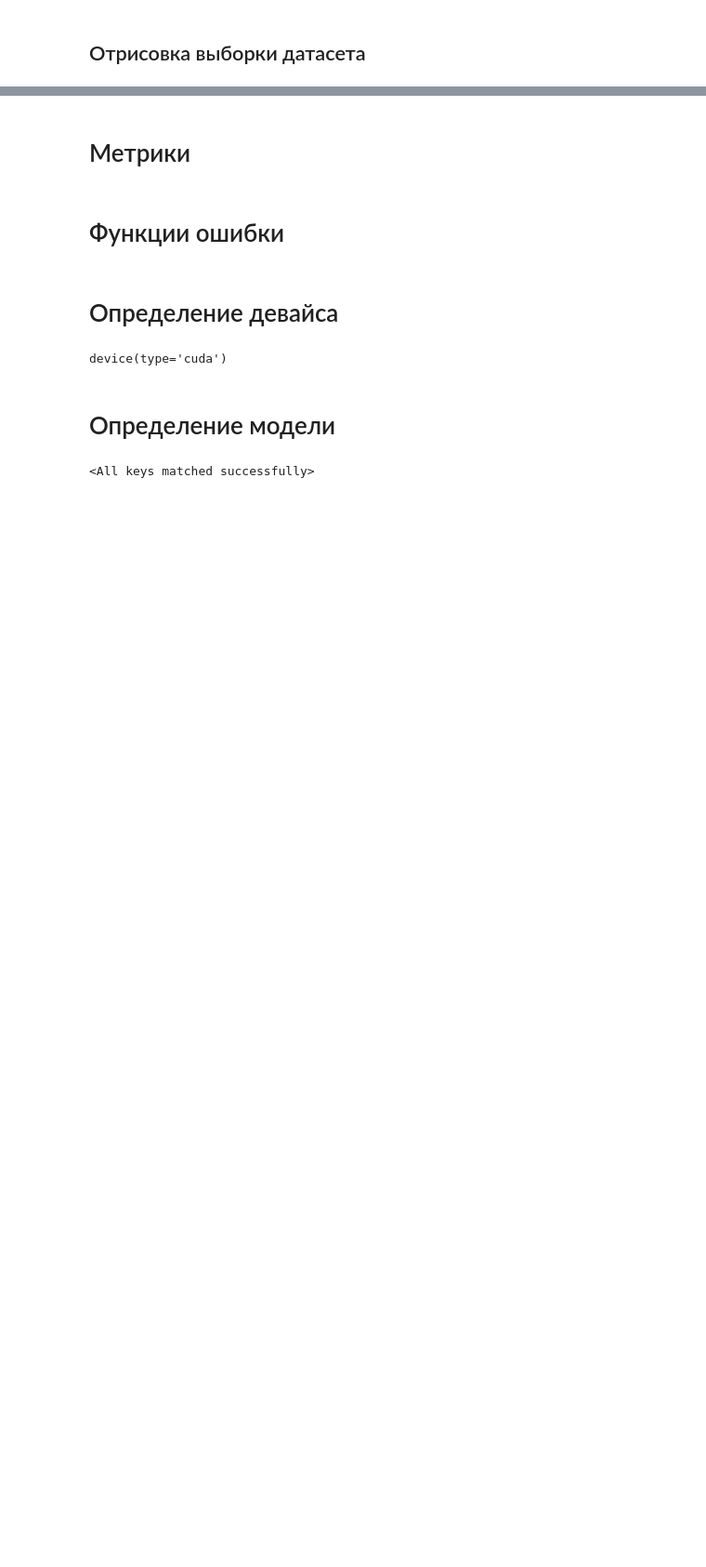
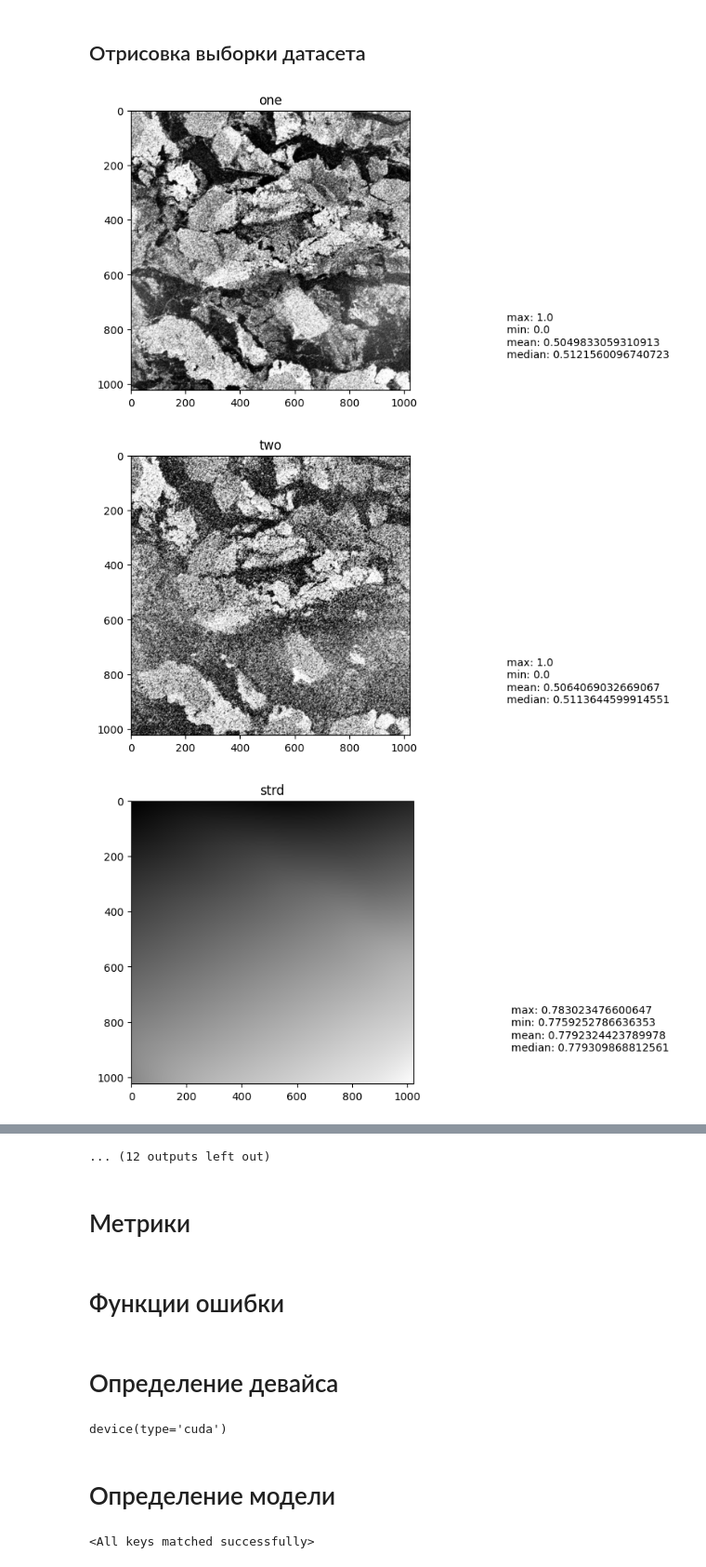
Before and after one commit to neykriim/learn_cycle, a Jupyter notebook: PSPNet main.ipynb, the cells around one changed output, grey strips where cells are left out. Shown at 93% size. Cells and saved outputs as stored; diff of their text form; code cells hidden in the pictures; blank space fills up the shorter version.

```diff
--- a/PSPNet main.ipynb
+++ b/PSPNet main.ipynb
@@ -415,24 +412,33 @@ validation_loader = DataLoader(val_dataset, batch_size=BATCH_SIZE, shuffle=False
 # %%
 loader = DataLoader(dataset, batch_size=1)
 
 def desc(s: torch.Tensor):
     return "\n".join([
         "max: " + str(s.max().item()),
         "min: " + str(s.min().item()),
         "mean: " + str(s.mean().item()),
         "median: " + str(s.median().item())
     ])
 
 layers = dataset.getLayers()
-for image, mask in loader:
-    for i in range(image.shape[1]):
-        plt.imshow(image[0][i], cmap='gray')
-        plt.title(layers[0][i])
-        plt.figtext(1, 0.2, desc(image[0][i]))
+classes = dataset.getClassesPerLayer()
+image, mask = dataset.getItemByName("3CEC_128")
+image = image[None,:,:,:]
+mask = mask[None,:,:,:]
+for i in range(image.shape[1]):
+    plt.imshow(image[0][i], cmap='gray')
+    plt.title(layers[0][i])
+    plt.figtext(1, 0.2, desc(image[0][i]))
+    plt.show()
+m = 0
+for i, layer in enumerate(layers[1]):
+    for j, cls in enumerate(classes[i]):
+        plt.imshow(mask[0][m], cmap='gray')
+        plt.title(f"{layer} - {cls}")
+        plt.figtext(1, 0.2, f"count: {len(mask[0][m][mask[0][m] == 1])}")
         plt.show()
-    for i in range(mask.shape[1]):
-        plt.imshow(mask[0][i], cmap='gray')
-        plt.title(layers[1][i])
-        plt.figtext(1, 0.2, desc(mask[0][i]))
-        plt.show()
-    break
+        m += 1
+# %% [output]
+[figure, added]
+[figure, added]
+[figure, added]
@@ -439,3 +454,4 @@ for image, mask in loader:
+... (12 outputs left out)
 # %% [markdown]
 # Метрики
 # %%
```
Also changed, not shown: parts of 12 cells of this notebook.
